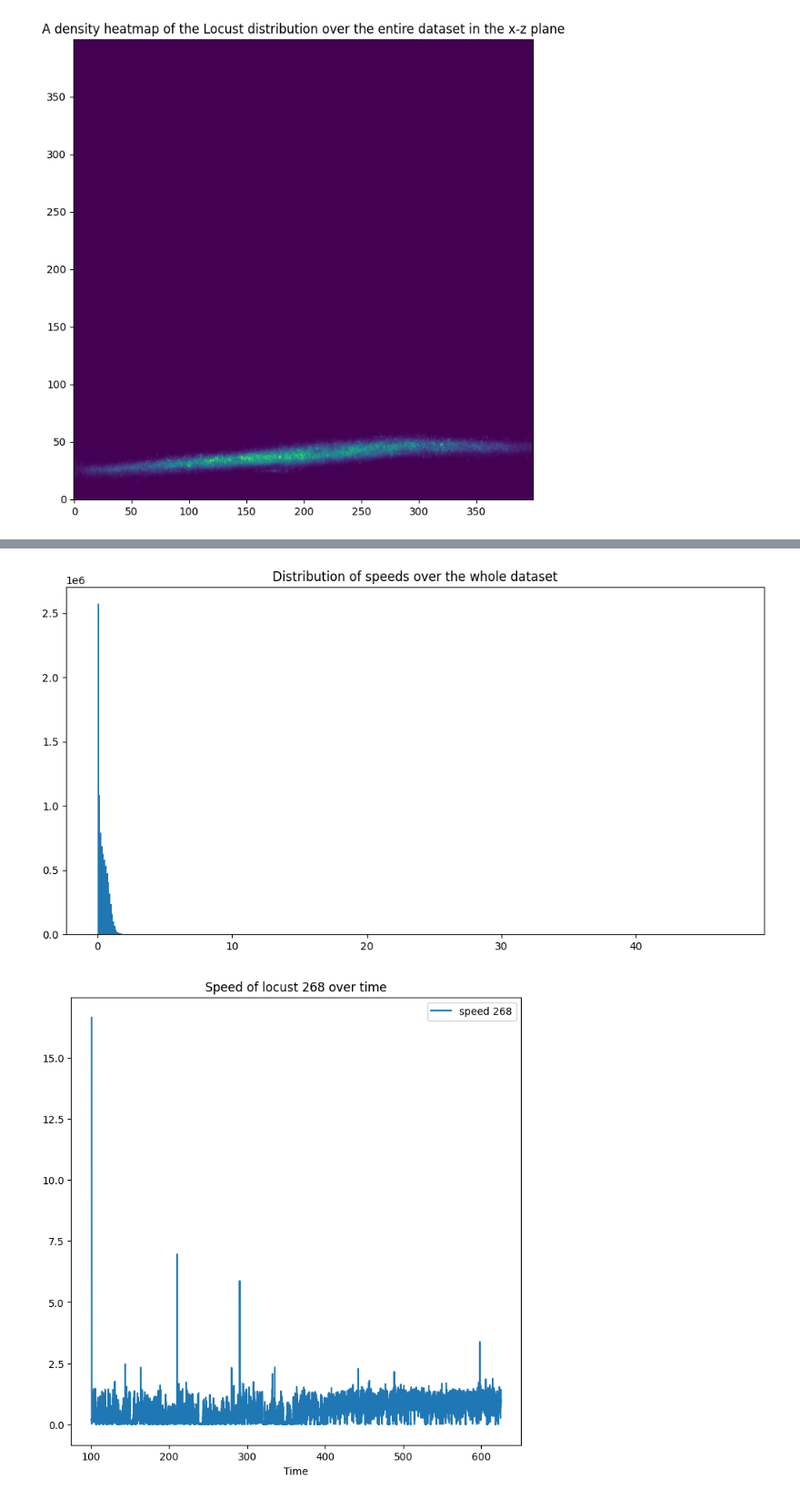
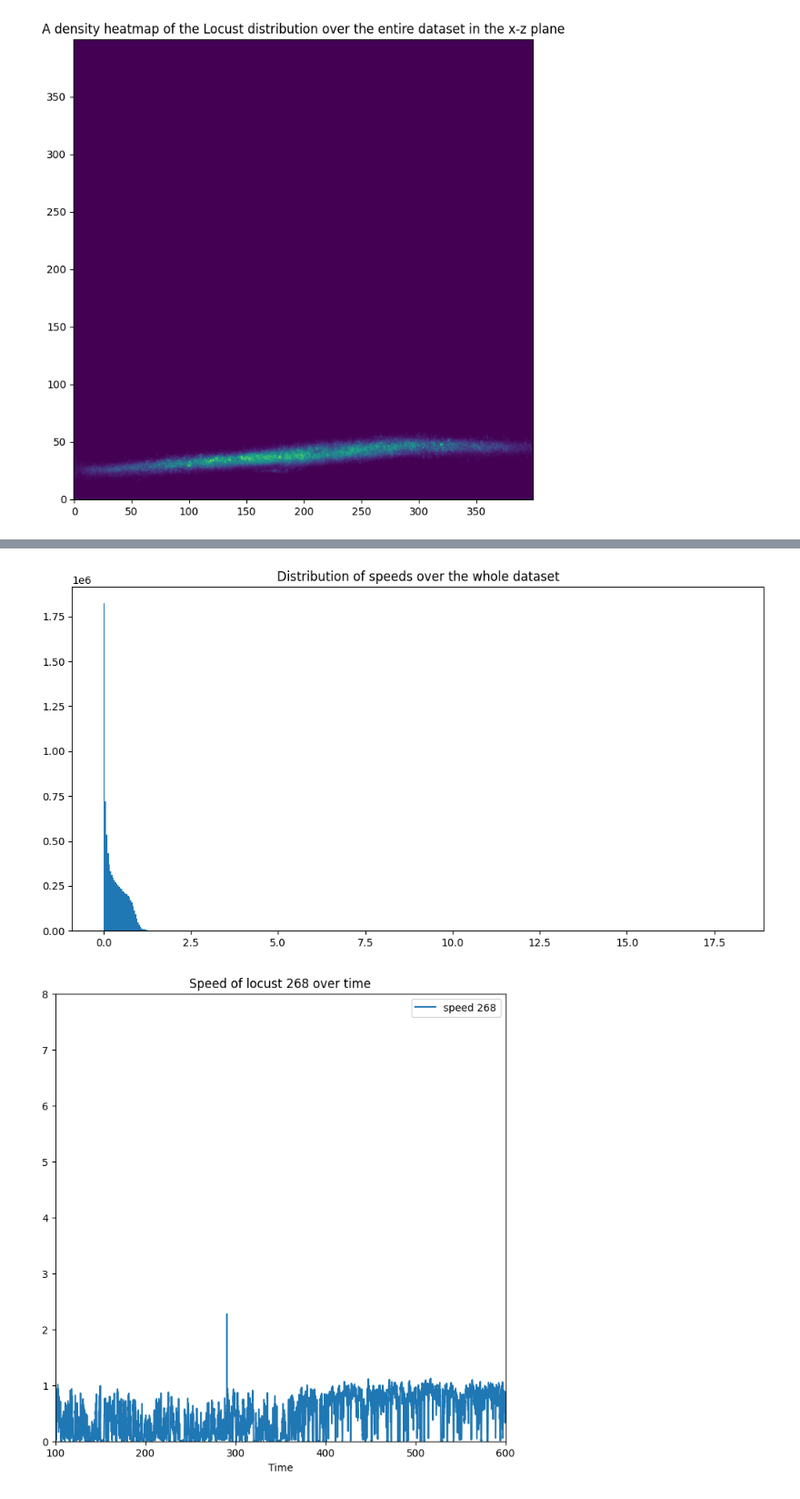
Before and after one commit to Mark-Bugden/Locust-Physics, a Jupyter notebook: Data_exploration.ipynb, the cells around one changed output, grey strips where cells are left out. Shown at 91% size. Cells and saved outputs as stored; diff of their text form; code cells hidden in the pictures.

```diff
--- a/Data_exploration.ipynb
+++ b/Data_exploration.ipynb
@@ -183,7 +183,9 @@ ndf.drop([f' Z.{label}' for label in arena_marker_labels+L_marker_labels], axis=
 # If you want to see all the warnings for some reason, uncomment the warnings part of the import cell and run the notebook again.
 
 for col in ndf.columns[1:]:
-    ndf[f'V{col}'] = ndf[col].shift(-1) - ndf[col]
+#    ndf[f'V{col}'] = ndf[col].shift(-1) - ndf[col]    #Simple shift
+#    ndf[f'V{col}'] = 1/2*(ndf[col].shift(-1) - ndf[col].shift(+1))    #Average over 2 simple shifts
+    ndf[f'V{col}'] = 1/20*(ndf[col].shift(-10) - ndf[col].shift(+10))    #Average over 20 simple shifts
 # %%
 # We want to see the speeds of the locusts as well. Let's add a new column for each locust, containing the speed
 for label in locust_labels:
@@ -409,24 +411,28 @@ plt.title('Distribution of speeds over the whole dataset')
 
 plt.show()
 # %% [output]
-[figure, old version]
+[figure, new version]
 # %%
 # A potential problem I have noticed during this analysis is that in any given frame, the number of markers which are not tracked is quite high (approiximately 64%)
 # This is true even once we have removed most of the spurious tracklets. We should investigate this!
 # %%
 # Let's finally take a look at how the speed of a locust varies over time
 # We will use the same locust from before, LocustNumber. We can use the speed_df dataframe we defined for the previous calculations
 
 fig, ax = plt.subplots()
 fig.set_size_inches(8,8)
 
 
-speed_df.plot(y = f'speed {LocustNumber}', use_index=True, ax=ax)
-plt.title(f'Speed of locust {LocustNumber} over time')
+speed_df.plot(y = f'speed {268}', use_index=True, ax=ax)
+plt.title(f'Speed of locust {268} over time')
 
+ax.set_xlim((100,600))
+ax.set_ylim((0,8))
+
+#fig.savefig("speed268b.jpg")
 plt.show()
 # %% [output]
-[figure, old version]
+[figure, new version]
 # %%
 # Zooming in a bit, we see that the speed is quite messy
 
```
Also changed, not shown: parts of 10 cells of this notebook.
